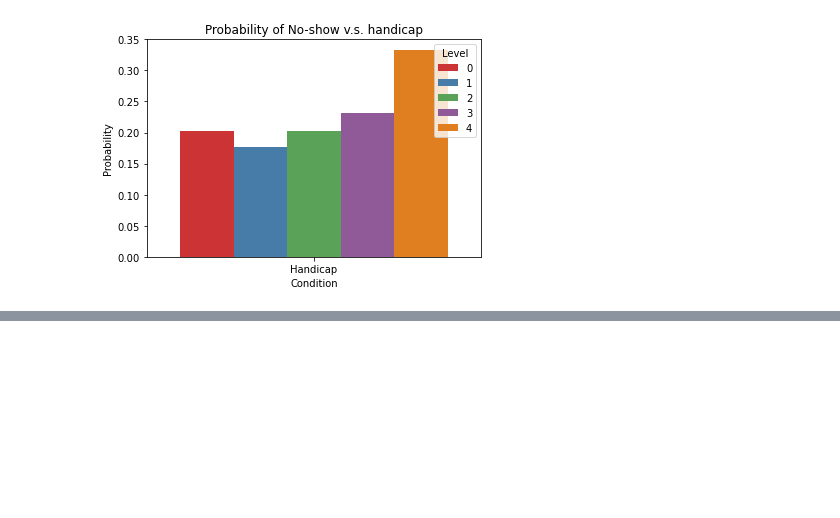
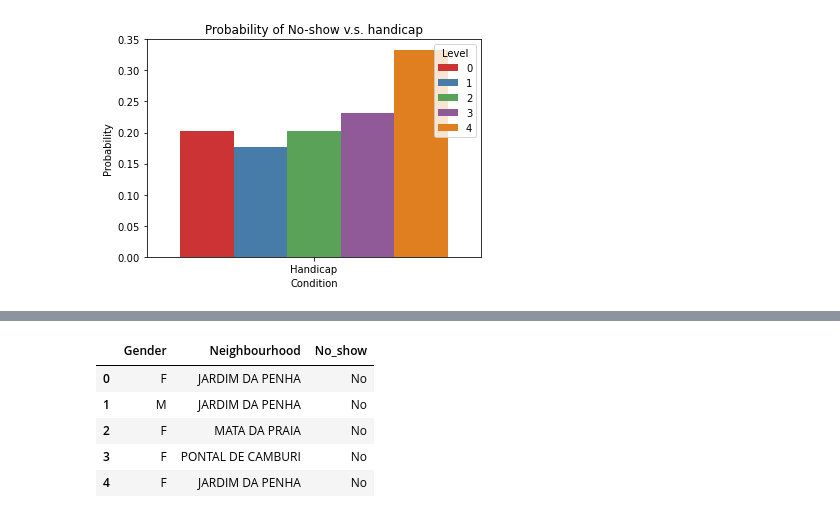
Before and after one commit to zoeyyzh/springboard, a Jupyter notebook: capstone2_noshow.ipynb, the cells around one changed output, grey strips where cells are left out. Saved outputs shown, nothing was run; the diff lists cells and outputs as text; code cells hidden in the pictures; blank space fills up the shorter version.

```diff
--- a/capstone2_noshow.ipynb
+++ b/capstone2_noshow.ipynb
@@ -295,0 +296,10 @@ sns.pairplot(a, kind='scatter', diag_kind='hist')
+# %%
+obj_med_appt = med_appt.select_dtypes(include=['object']).copy()
+obj_med_appt.head()
+# %% [output]
+|  | Gender | Neighbourhood | No_show |
+| 0 | F | JARDIM DA PENHA | No |
+| 1 | M | JARDIM DA PENHA | No |
+| 2 | F | MATA DA PRAIA | No |
+| 3 | F | PONTAL DE CAMBURI | No |
+| 4 | F | JARDIM DA PENHA | No |
```
Also changed, not shown: parts of 7 cells of this notebook, 1 other file.
